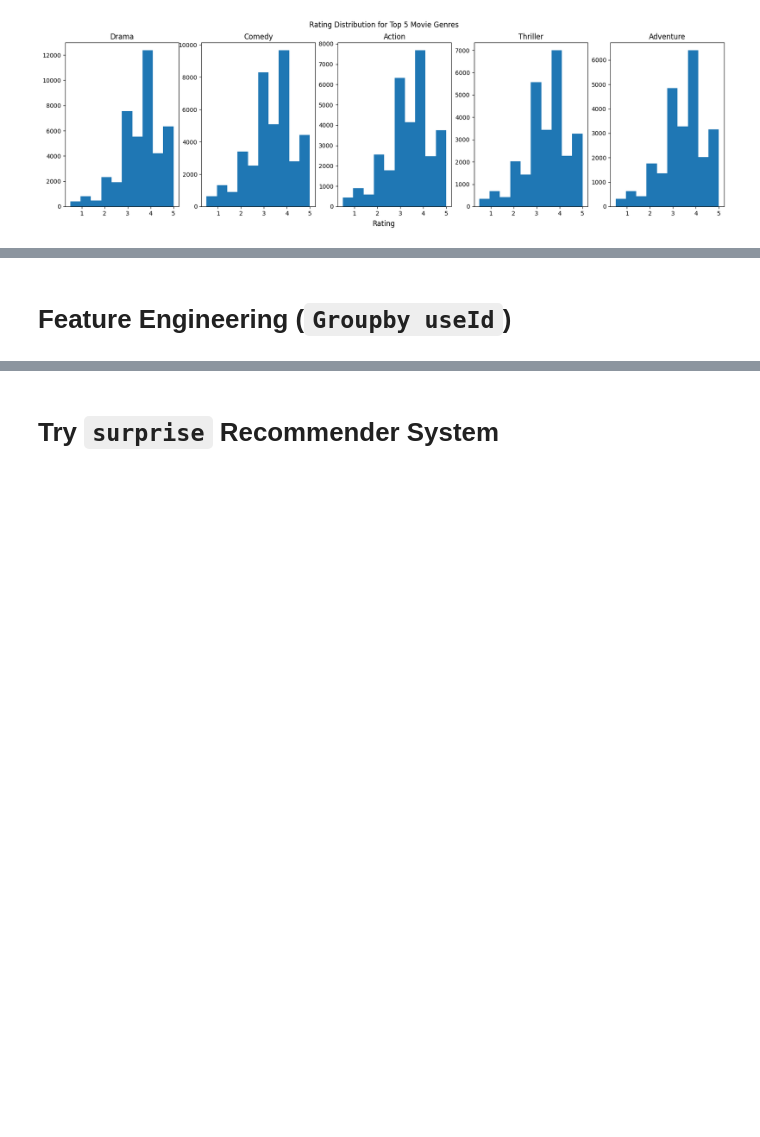
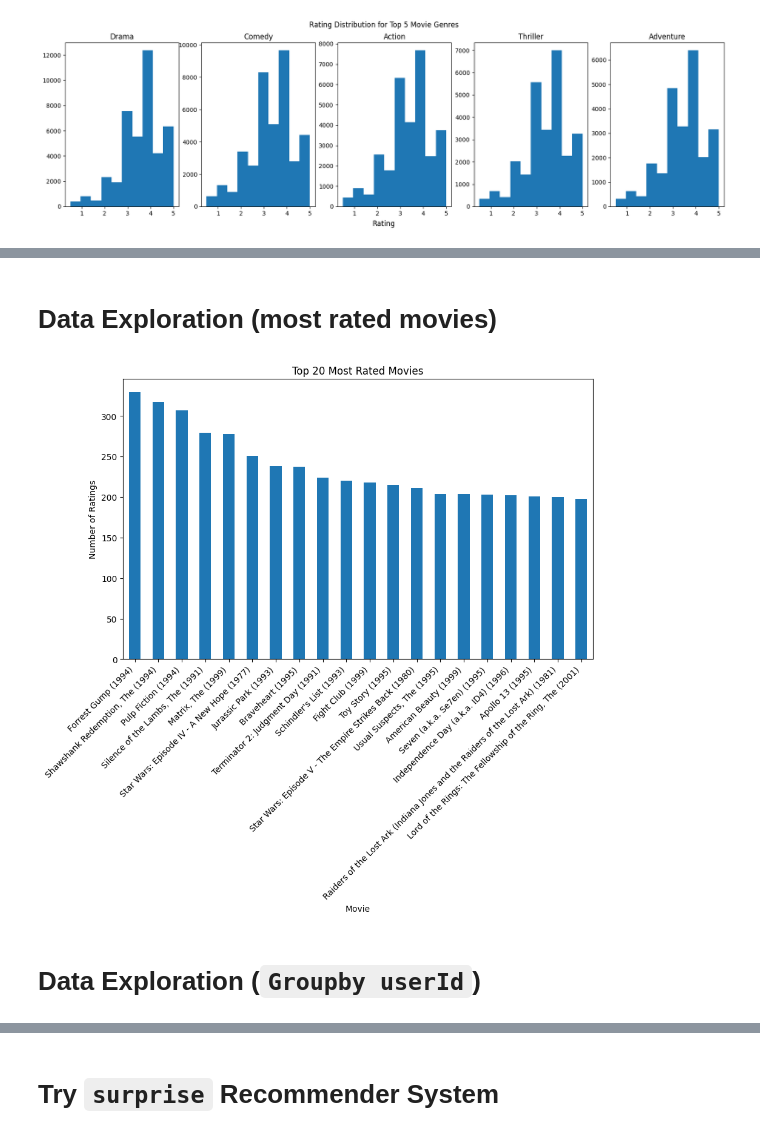
Before and after one commit to simonhui1/Recommendation_Systems, a Jupyter notebook: index.ipynb, the cells around one changed output, grey strips where cells are left out. Cells and saved outputs as stored; diff of their text form; code cells hidden in the pictures; blank space fills up the shorter version.

```diff
--- a/index.ipynb
+++ b/index.ipynb
@@ -245,2 +282,0 @@ Median rating of (no genres listed): 3.5
-# %% [markdown]
-# Feature Engineering (`Groupby useId`)
@@ -251,0 +283,15 @@ grouped_userId.get_group(3)
+# %% [markdown]
+# Data Exploration (most rated movies)
+# %%
+rating_counts = movies.groupby('title')['rating'].count()
+plt.figure(figsize=(10, 6))
+rating_counts.sort_values(ascending=False).head(20).plot(kind='bar')
+plt.xlabel('Movie')
+plt.ylabel('Number of Ratings')
+plt.title('Top 20 Most Rated Movies')
+plt.xticks(rotation=45, ha='right')
+plt.show()
+# %% [output]
+[figure, added]
+# %% [markdown]
+# Data Exploration (`Groupby userId`)
```
Also changed, not shown: parts of 31 cells of this notebook.
